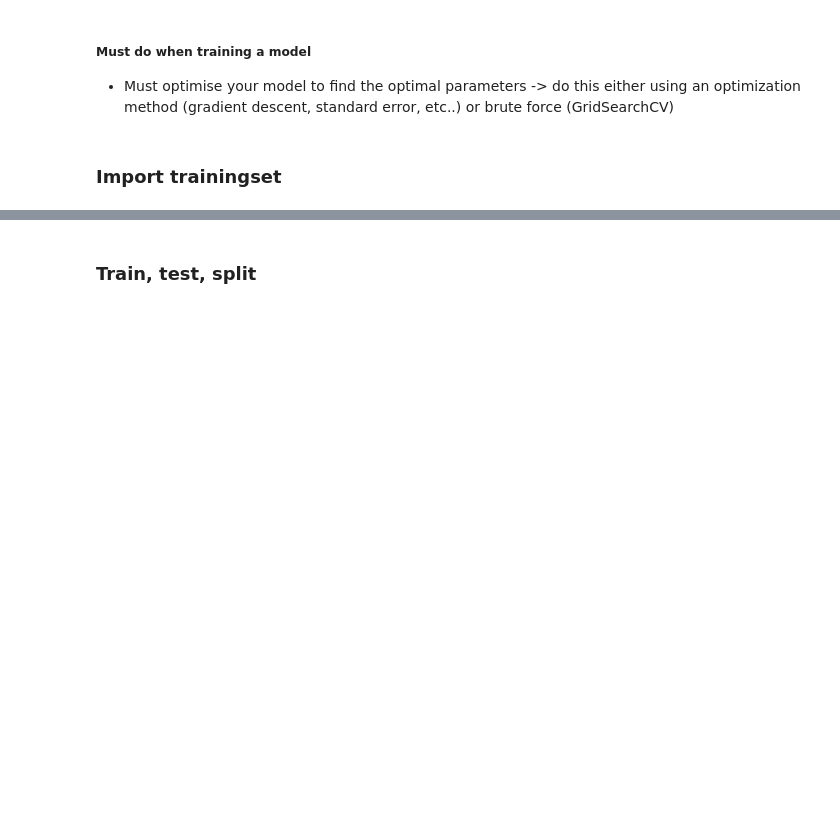
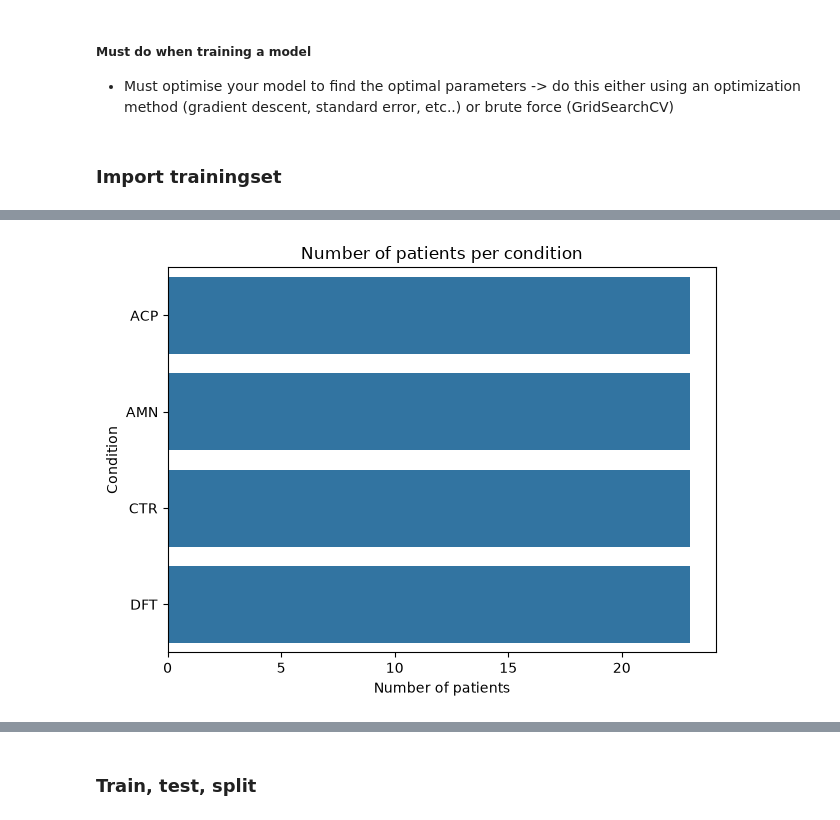
Before and after one commit to arthbreaker/2026_M1_internship, a Jupyter notebook: modeling.ipynb, the cells around one changed output, grey strips where cells are left out. Cells and saved outputs as stored; diff of their text form; code cells hidden in the pictures; blank space fills up the shorter version.

```diff
--- a/modeling.ipynb
+++ b/modeling.ipynb
@@ -41,0 +34,13 @@ df
+# %%
+X_resampled, y_resampled = SMOTE().fit_resample(X, y)
+# %%
+test = pd.concat([X_resampled, y_resampled], axis=1)
+
+ax = sns.barplot(data = test.condition.value_counts()/6, orient='h')
+ax.set(xlabel='Number of patients', ylabel='Condition', title='Number of patients per condition')
+
+# plt.savefig('figures/balanced_whole_dataset_barh', dpi=150)
+
+plt.tight_layout()
+# %% [output]
+[figure, added]
```
Also changed, not shown: parts of 33 cells of this notebook, 6 other files.
